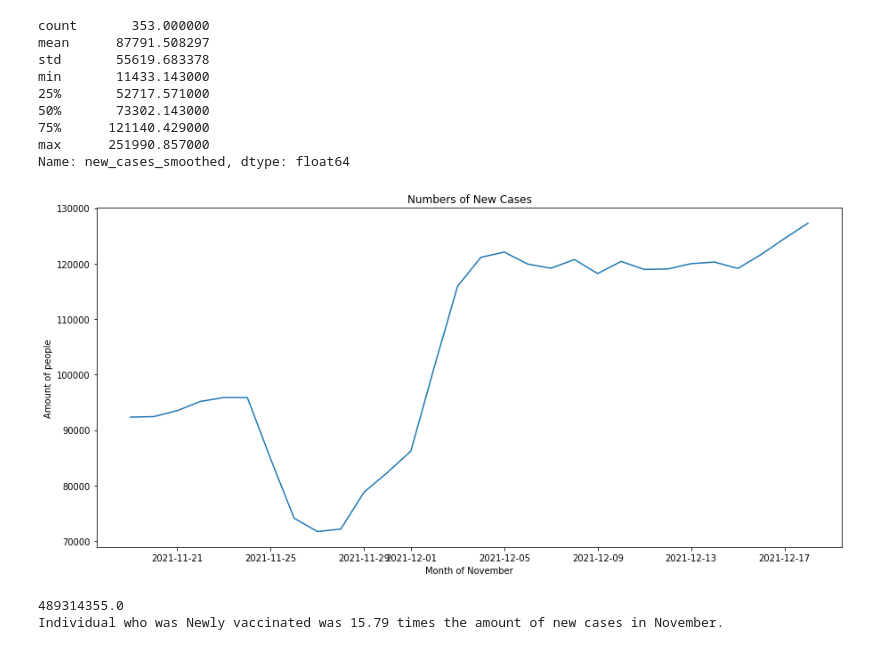
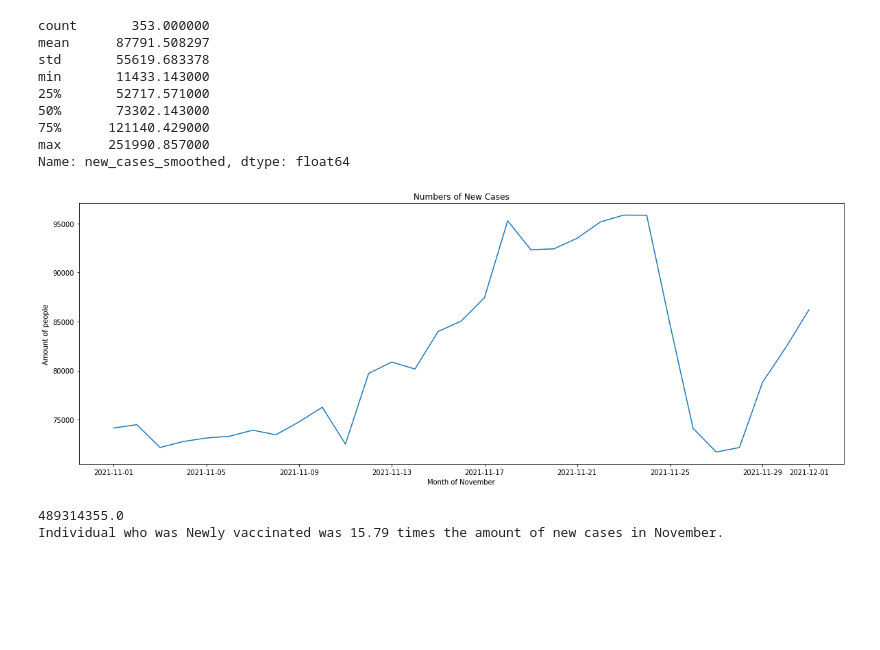
Before and after one commit to lanashin/CST2312, a Jupyter notebook: Copy_of_Condense_covid_project.ipynb, the cells around one changed output. Drawn from its saved outputs; the diff is of its cells as text; code cells hidden in the pictures; blank space fills up the shorter version.

```diff
--- a/Copy_of_Condense_covid_project.ipynb
+++ b/Copy_of_Condense_covid_project.ipynb
@@ -342,11 +342,11 @@ us_df.tail()
 
 #plt.show()
 # %%
-us_new_deaths_smoothed_30 = us_df['new_deaths_smoothed'][-31:-1]
-us_total_deaths_30 = us_df['total_deaths'][-31:-1]
-us_dates_30 = us_df['date'][-31:-1]
-us_new_cases_smoothed_30 = us_df['new_cases_smoothed'][-31:-1]
-us_new_vaccinations_smoothed_30 = us_df['new_vaccinations_smoothed'][-31:1]
+us_new_deaths_smoothed_30 = us_df['new_deaths_smoothed'][-49:-18]
+us_total_deaths_30 = us_df['total_deaths'][-49:-18]
+us_dates_30 = us_df['date'][-49:-18]
+us_new_cases_smoothed_30 = us_df['new_cases_smoothed'][-49:-18]
+us_new_vaccinations_smoothed_30 = us_df['new_vaccinations_smoothed'][-49:-18]
 # %%
 # Bar graph representation of 'new cases' in November to December.
 plt.figure(figsize=(15,7))
@@ -402,14 +402,14 @@ max      251990.857000
 Name: new_cases_smoothed, dtype: float64
 # %%
 # Line graph representation of 'new cases' in November.
-plt.figure(figsize=(15,7))
+plt.figure(figsize=(20,7))
 plt.plot(us_dates_30, us_new_cases_smoothed_30)
 plt.title("Numbers of New Cases")
 plt.xlabel("Month of November")
 plt.ylabel("Amount of people")
 plt.show()
 # %% [output]
-[figure, old version]
+[figure, new version]
 # %%
 # Gathering up all the 'new_cases' in November.
 # Gathering up all the 'new_vaccinations' in November.
```
Also changed, not shown: parts of 4 cells of this notebook.
